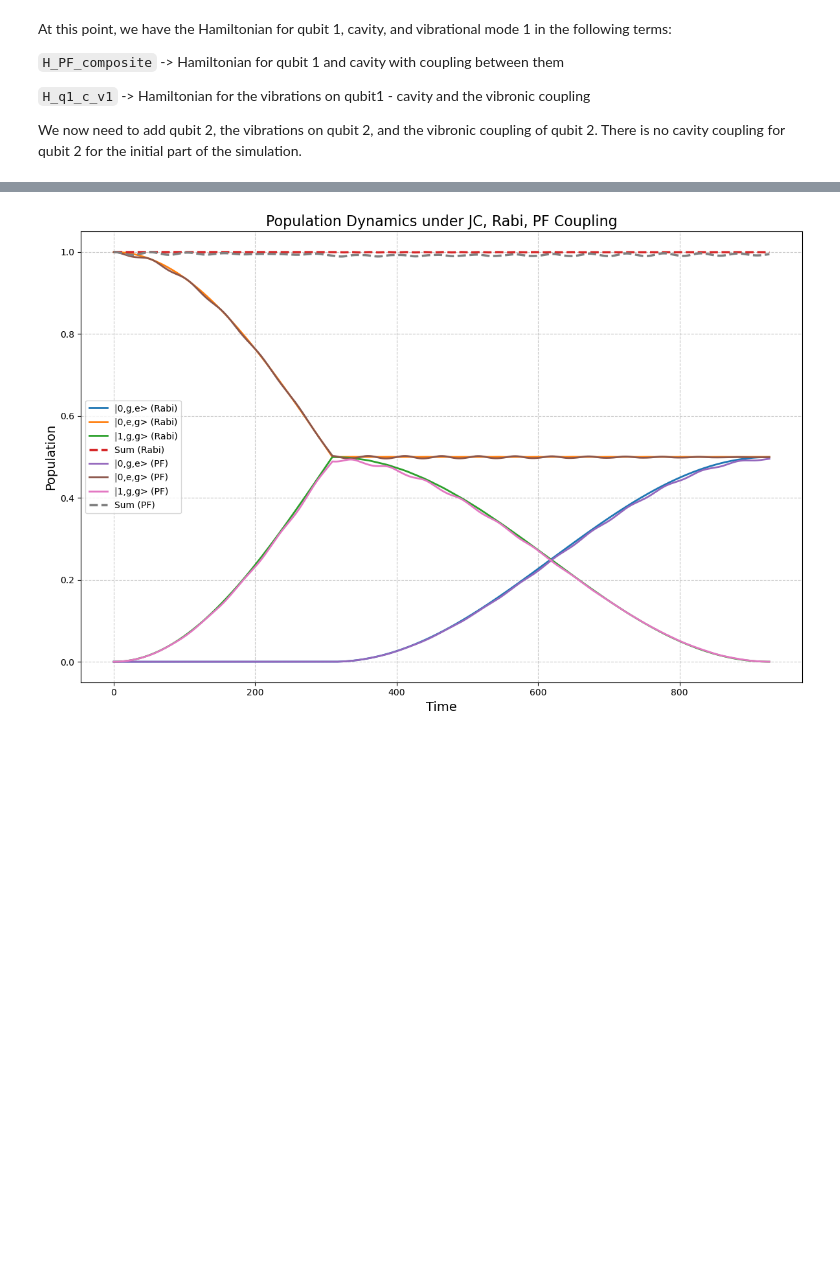
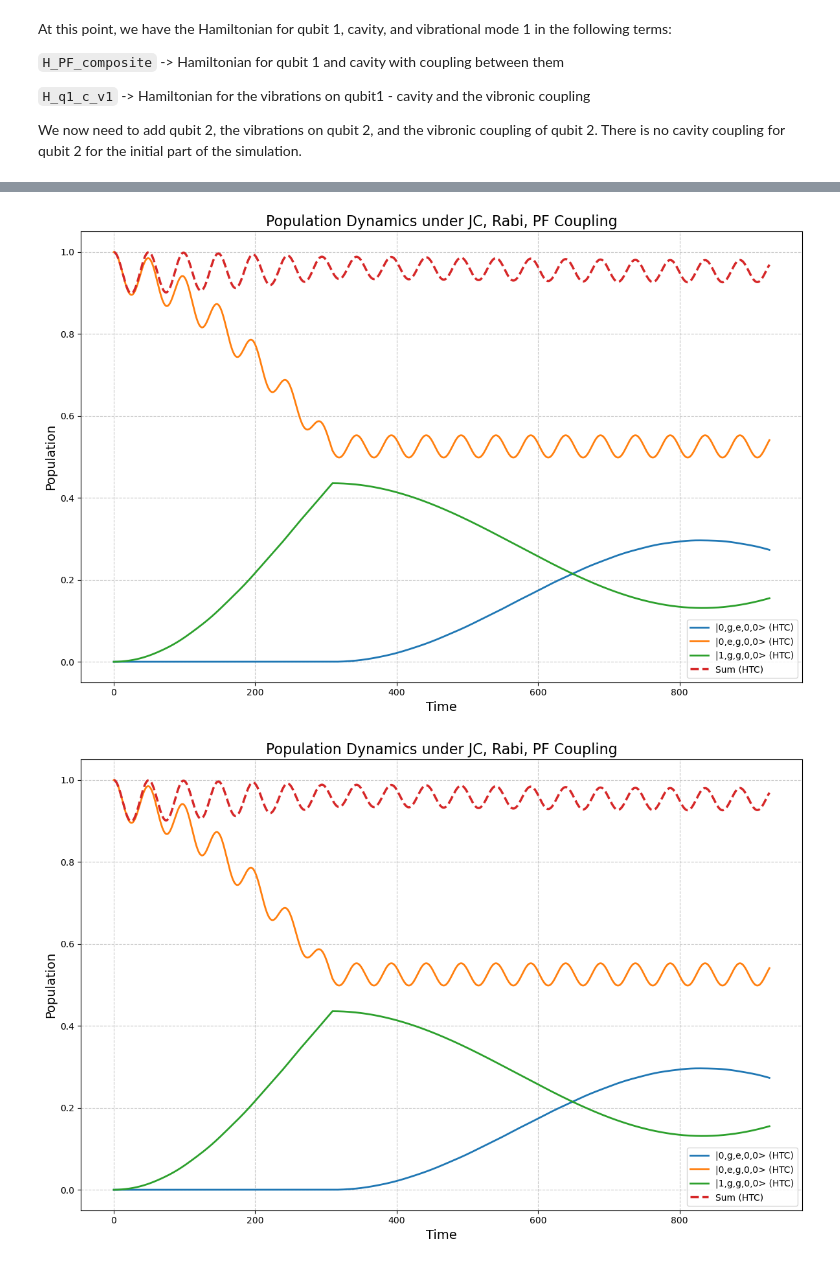
Before and after one commit to FoleyLab/qutip-lectures, a Jupyter notebook: numpy_htc/LiH_simple_vibronic.ipynb, the cells around one changed output, grey strips where cells are left out. Saved outputs shown, nothing was run; the diff lists cells and outputs as text; code cells hidden in the pictures; blank space fills up the shorter version.

```diff
--- a/numpy_htc/LiH_simple_vibronic.ipynb
+++ b/numpy_htc/LiH_simple_vibronic.ipynb
@@ -4,7 +4,7 @@ import numpy as np
 
 params = {
     # --- Hilbert space truncations ---
-    "dim_cavity": 4,             # truncate cavity to 2 photon levels
+    "dim_cavity": 2,             # truncate cavity to 2 photon levels
     "dim_vib": 2,                # truncate each vibrational mode to 2 levels
     "n_qubits": 2,               # number of qubits
     "n_vib_per_qubit": 1,        # each qubit has 1 vibrational mode
@@ -209,7 +188,7 @@ import matplotlib.pyplot as plt
 def run_dynamics(H1, H2, rho_init, basis_indices, basis_labels, model, dt, n_time, label_prefix=""):
     """
     Evolves rho_init under two Hamiltonians (H1 before T1, H2 after T1),
-    returns dictionary of selected populations.
+    returns (t, populations, final density matrix).
     """
     t = []
     populations = {basis_labels[idx]: [] for idx in basis_indices}
@@ -236,53 +215,71 @@ def run_dynamics(H1, H2, rho_init, basis_indices, basis_labels, model, dt, n_tim
         sum_vals += np.array(populations[basis_labels[idx]])
     populations["Sum"] = sum_vals
 
-    return t, populations
+    # now return final density matrix as well
+    return t, populations, rho
 
 
 def plot_comparison(results, basis_indices, basis_labels):
     """
     Plots populations for multiple coupling models on the same figure.
-    results: dict of { "Model name": (t, populations_dict) }
+    results: dict of { "Model name": (t, populations_dict, rho_final) }
     """
     plt.figure(figsize=(12, 8))
 
-    # plot each model separately
-    for model_name, (t, pops) in results.items():
+    # plot each model separately, using only populations
+    for model_name, (t, pops, _) in results.items():
         for idx in basis_indices:
             label = f"{basis_labels[idx]} ({model_name})"
             plt.plot(t, pops[basis_labels[idx]], label=label, linewidth=2)
 
         # plot sum as a dashed line
         plt.plot(t, pops["Sum"], "--", label=f"Sum ({model_name})", linewidth=2.5)
 
     plt.xlabel("Time", fontsize=14)
     plt.ylabel("Population", fontsize=14)
     plt.title("Population Dynamics under JC, Rabi, PF Coupling", fontsize=16)
     plt.legend(fontsize=10, loc="best")
     plt.grid(True, linestyle="--", alpha=0.7)
     plt.tight_layout()
     plt.show()
 
+dt = 0.01
+n_time = int((model.T_1 + model.T_2) / dt)
+basis_indices = [4, 8, 16]   # choose subset
+rho_init = np.outer(zegzz, zegzz)      # initial state
+
+results = {}
+
+# Rabi/HTC example
+results["HTC"] = run_dynamics(H1_HTC, H2_HTC, rho_init, basis_indices, basis_labels, model, dt, n_time)
+
+# Now results["HTC"] contains (t, populations, rho_final)
+t_vals, pops, rho_final = results["HTC"]
+
+# Plot populations only
+plot_comparison(results, basis_indices, basis_labels)
+
 
 # --- run everything ---
 
 dt = 0.01
 n_time = int((model.T_1 + model.T_2) / dt)
-basis_indices = [1, 2, 4]   # choose subset
-rho_init = np.outer(zeg, zeg)      # initial state
+basis_indices = [4, 8, 16]   # choose subset
+rho_init = np.outer(zegzz, zegzz)      # initial state
 
 results = {}
 
 # JC
 #results["JC"] = run_dynamics(H_JC_1, H_JC_2, rho_init, basis_indices, basis_labels, model, dt, n_time)
 
 # Rabi
-results["Rabi"] = run_dynamics(H_Rabi_1, H_Rabi_2, rho_init, basis_indices, basis_labels, model, dt, n_time)
+results["HTC"] = run_dynamics(H1_HTC, H2_HTC, rho_init, basis_indices, basis_labels, model, dt, n_time)
 
 # PF
-results["PF"] = run_dynamics(H_PF_1, H_PF_2, rho_init, basis_indices, basis_labels, model, dt, n_time)
+#results["PF"] = run_dynamics(H_PF_1, H_PF_2, rho_init, basis_indices, basis_labels, model, dt, n_time)
 
 # Plot comparison
 plot_comparison(results, basis_indices, basis_labels)
 # %% [output]
-[figure, old version]
+[figure, new version]
+[figure, added]
```
Also changed, not shown: parts of 5 cells of this notebook, 4 other files.
